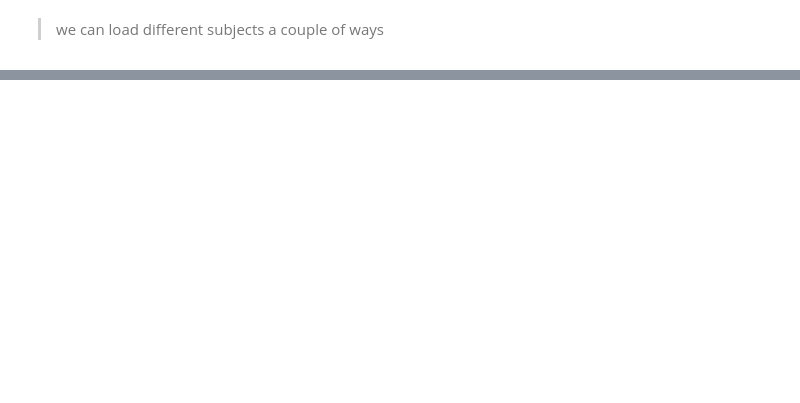
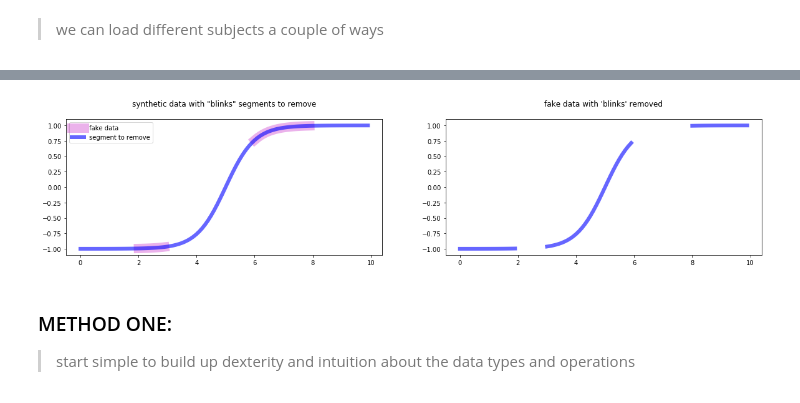
Before and after one commit to tzler/social_structure_learning, a Jupyter notebook: analysis/gaze/methods_development-tutorial.ipynb, the cells around one changed output, grey strips where cells are left out. Cells and saved outputs as stored; diff of their text form; code cells hidden in the pictures; blank space fills up the shorter version.

```diff
--- a/analysis/gaze/methods_development-tutorial.ipynb
+++ b/analysis/gaze/methods_development-tutorial.ipynb
@@ -413,0 +525,20 @@ collecting gaze data from: ../../collection/gaze_data/s05_d1.asc
+# %%
+x_range, y_range, fake_blink, y_data = generate_fake_data()
+# %%
+empty_set = np.repeat(np.nan, len(x_range))
+empty_set[fake_blink==1] = y_range[fake_blink==1]
+
+plt.figure(figsize=[20,4])
+plt.subplot(121)
+plt.plot(x_range, empty_set, 'm', linewidth=15,alpha=.3)
+plt.plot(x_range, y_range, 'b', alpha=.6, linewidth=6)
+plt.legend(['fake data', 'segment to remove'])
+plt.title('synthetic data with "blinks" segments to remove\n')
+plt.subplot(122)
+plt.plot(x_range, y_data, 'b', alpha=.6, linewidth=6)
+plt.title("fake data with 'blinks' removed\n");
+# %% [output]
+[figure, added]
+# %% [markdown]
+### METHOD ONE:
+> start simple to build up dexterity and intuition about the data types and operations
```
Also changed, not shown: parts of 35 cells of this notebook.
